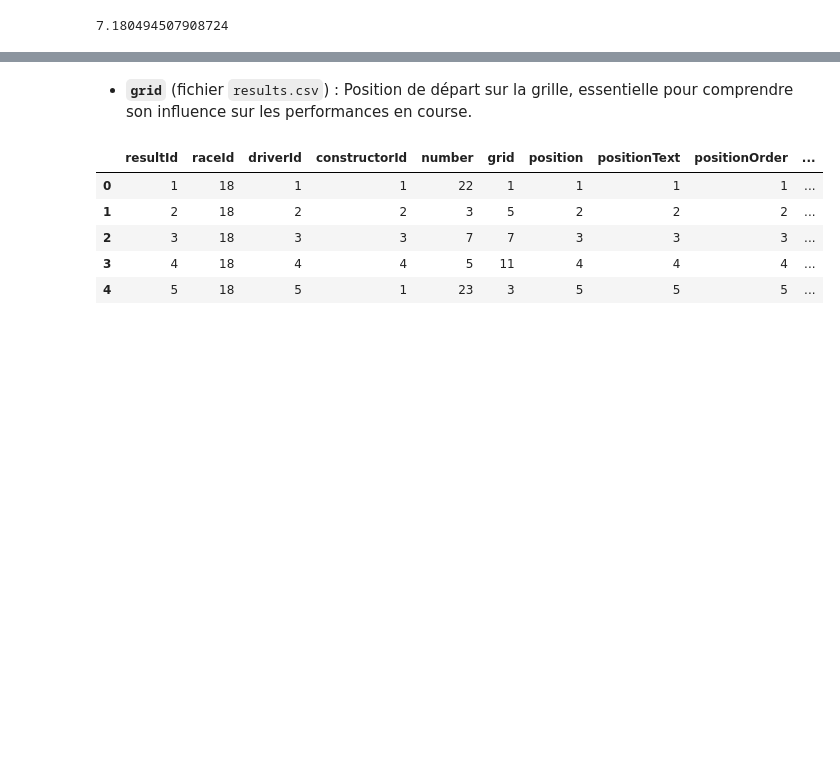
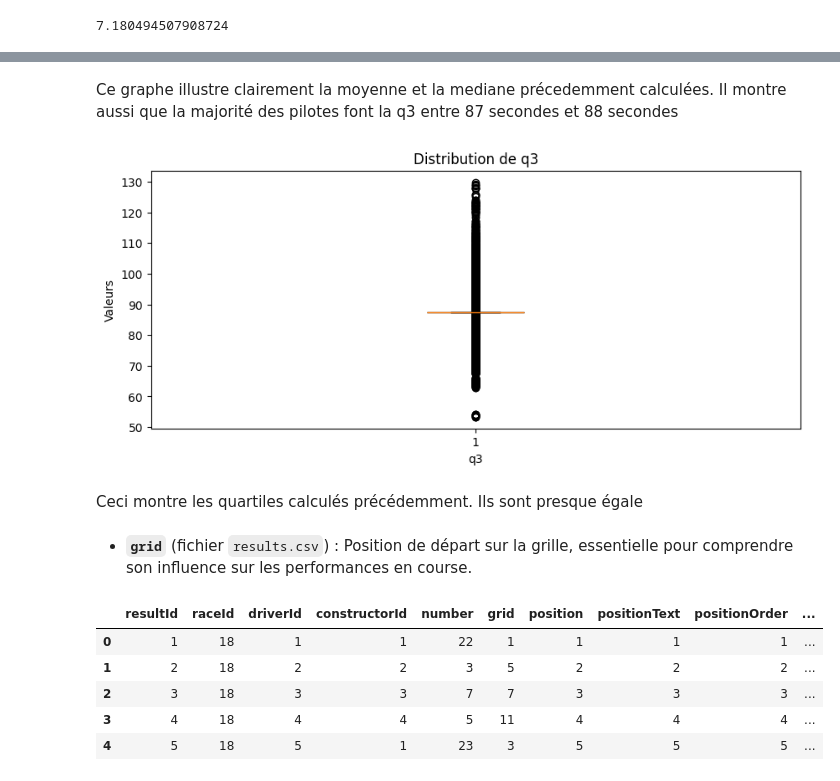
Before and after one commit to Math-ieu/Projet-PACTE-4A, a Jupyter notebook: f1-pacte.ipynb, the cells around one changed output, grey strips where cells are left out. Saved outputs shown, nothing was run; the diff lists cells and outputs as text; code cells hidden in the pictures; blank space fills up the shorter version.

```diff
--- a/f1-pacte.ipynb
+++ b/f1-pacte.ipynb
@@ -279,3 +294,16 @@ plt.show()
+# %% [markdown]
+Ce graphe illustre clairement la moyenne et la mediane précedemment calculées. Il montre aussi que la majorité des pilotes font la q3 entre 87 secondes et 88 secondes
+# %%
+plt.figure(figsize=(10, 4))
+plt.boxplot(qualifying['q3new'], vert=True, patch_artist=True)
+plt.title('Distribution de q3')
+plt.xlabel('q3')
+plt.ylabel('Valeurs')
+plt.show()
+# %% [output]
+[figure, added]
+# %% [markdown]
+Ceci montre les quartiles calculés précédemment. Ils sont presque égale
 # %% [markdown]
 + **`grid`** (fichier `results.csv`) : Position de départ sur la grille, essentielle pour comprendre son influence sur les performances en course.
 # %%
```
Also changed, not shown: parts of 8 cells of this notebook.
